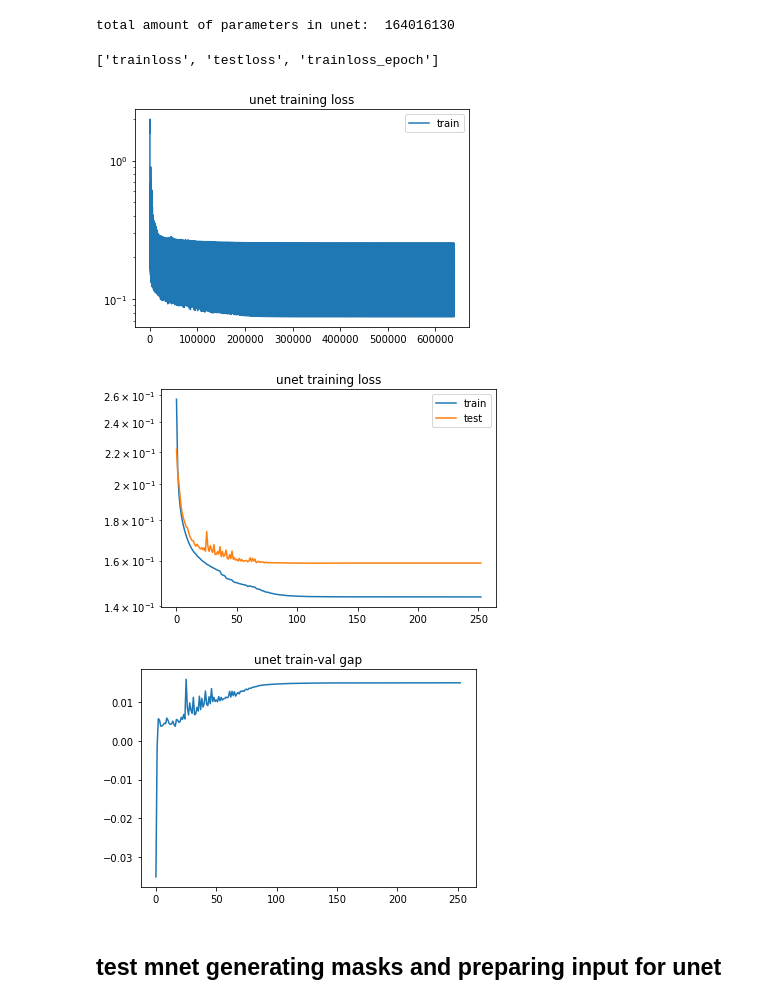
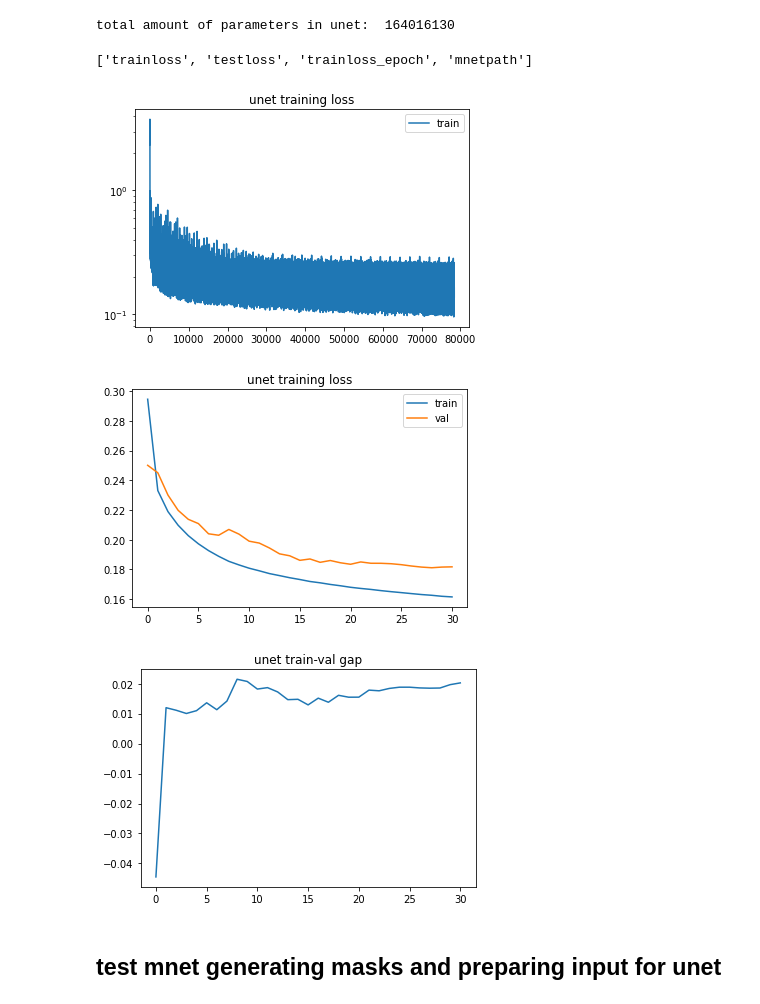
Before and after one commit to zhishenhuang/mri, a Jupyter notebook: unet_solver.ipynb, the cells around one changed output. Cells and saved outputs as stored; diff of their text form; code cells hidden in the pictures.

```diff
--- a/unet_solver.ipynb
+++ b/unet_solver.ipynb
@@ -44,11 +44,11 @@ import unet_model
 reload(unet_model)
 from unet_model import UNet
 # %%
-histpath = '/mnt/DataA/checkpoints/leo/TrainRec_unet_fbr_2_epoch_252.npz'
+histpath = '/mnt/DataA/checkpoints/leo/TrainRec_unet_fbr_2_chans_128_epoch_30.npz'
 hist = np.load(histpath)
 print(hist.files)
 # %% [output]
-['trainloss', 'testloss', 'trainloss_epoch']
+['trainloss', 'testloss', 'trainloss_epoch', 'mnetpath']
 # %%
 plt.figure()
 plt.plot(hist['trainloss'],label='train')
@@ -57,26 +57,26 @@ plt.title('unet training loss')
 plt.legend(loc='best')
 plt.show()
 # %% [output]
-[figure, old version]
+[figure, new version]
 # %%
 plt.figure()
 # trainerr = list(hist['trainloss_epoch'])
 # trainerr.insert(0,np.nan)
 plt.plot(hist['trainloss_epoch'],label='train')
-plt.plot(hist['testloss'][1:],label='test')
-plt.yscale('log')
+plt.plot(hist['testloss'][1:],label='val')
+# plt.yscale('log')
 plt.title('unet training loss')
 plt.legend(loc='best')
 plt.show()
 
 plt.figure()
 plt.plot(hist['testloss'][1:] - hist['trainloss_epoch'])
 # plt.yscale('log')
 plt.title('unet train-val gap')
 plt.show()
 # %% [output]
-[figure, old version]
+[figure, new version]
-[figure, old version]
+[figure, new version]
 # %% [markdown]
 ## test mnet generating masks and preparing input for unet
 # %%
```
Also changed, not shown: 5 other files.
